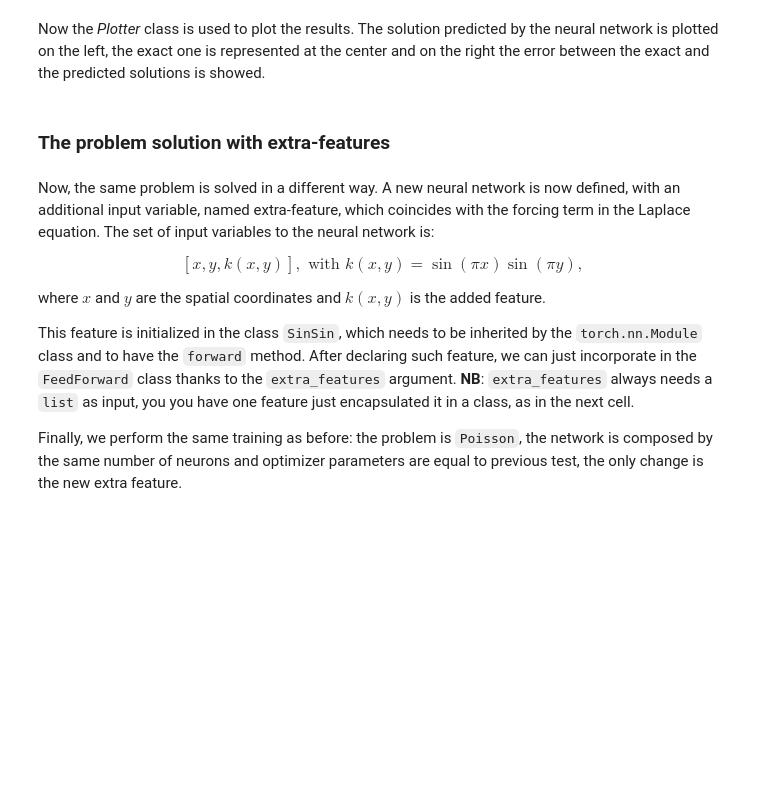
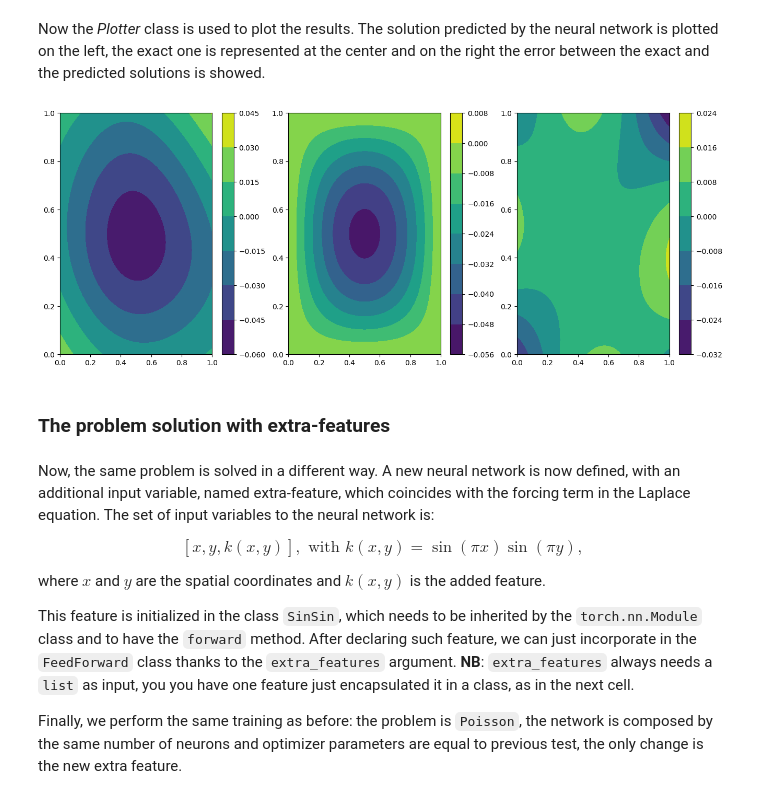
Before and after one commit to PINA-org/PINA-Tutorials, a Jupyter notebook: tutorial2/tutorial.ipynb, the cells around one changed output. Drawn from its saved outputs; the diff is of its cells as text; code cells hidden in the pictures; blank space fills up the shorter version.

```diff
--- a/tutorial2/tutorial.ipynb
+++ b/tutorial2/tutorial.ipynb
@@ -29,24 +35,20 @@ is the exact solution which will be compared with the predicted one.
 # %%
 class Poisson(SpatialProblem):
     output_variables = ['u']
-    spatial_domain = Span({'x': [0, 1], 'y': [0, 1]})
+    spatial_domain = CartesianDomain({'x': [0, 1], 'y': [0, 1]})
 
     def laplace_equation(input_, output_):
         force_term = (torch.sin(input_.extract(['x'])*torch.pi) *
                       torch.sin(input_.extract(['y'])*torch.pi))
-        nabla_u = nabla(output_, input_, components=['u'], d=['x', 'y'])
-        return nabla_u - force_term
-
-    def nil_dirichlet(input_, output_):
-        value = 0.0
-        return output_.extract(['u']) - value
+        laplacian_u = laplacian(output_, input_, components=['u'], d=['x', 'y'])
+        return laplacian_u - force_term
 
     conditions = {
-        'gamma1': Condition(location=Span({'x': [0, 1], 'y':  1}), function=nil_dirichlet),
-        'gamma2': Condition(location=Span({'x': [0, 1], 'y': 0}), function=nil_dirichlet),
-        'gamma3': Condition(location=Span({'x':  1, 'y': [0, 1]}), function=nil_dirichlet),
-        'gamma4': Condition(location=Span({'x': 0, 'y': [0, 1]}), function=nil_dirichlet),
-        'D': Condition(location=Span({'x': [0, 1], 'y': [0, 1]}), function=laplace_equation),
+        'gamma1': Condition(location=CartesianDomain({'x': [0, 1], 'y':  1}), equation=FixedValue(0.)),
+        'gamma2': Condition(location=CartesianDomain({'x': [0, 1], 'y': 0}), equation=FixedValue(0.)),
+        'gamma3': Condition(location=CartesianDomain({'x':  1, 'y': [0, 1]}), equation=FixedValue(0.)),
+        'gamma4': Condition(location=CartesianDomain({'x': 0, 'y': [0, 1]}), equation=FixedValue(0.)),
+        'D': Condition(location=CartesianDomain({'x': [0, 1], 'y': [0, 1]}), equation=Equation(laplace_equation)),
     }
 
     def poisson_sol(self, pts):
@@ -56,6 +58,12 @@ class Poisson(SpatialProblem):
         )/(2*torch.pi**2)
 
     truth_solution = poisson_sol
+
+problem = Poisson()
+
+# let's discretise the domain
+problem.discretise_domain(25, 'grid', locations=['D'])
+problem.discretise_domain(25, 'grid', locations=['gamma1', 'gamma2', 'gamma3', 'gamma4'])
 # %% [markdown]
 ### The problem solution
 # %% [markdown]
@@ -87,0 +73,13 @@ The neural network of course can be saved in a file. In such a way, we can store
+# %%
+# make model + solver + trainer
+model = FeedForward(
+    layers=[10, 10],
+    func=Softplus,
+    output_dimensions=len(problem.output_variables),
+    input_dimensions=len(problem.input_variables)
+)
+pinn = PINN(problem, model, optimizer_kwargs={'lr':0.006, 'weight_decay':1e-8})
+trainer = Trainer(pinn, max_epochs=1000, callbacks=[MetricTracker()])
+
+# train
+trainer.train()
@@ -90,7 +106,9 @@ Now the *Plotter* class is used to plot the results.
 The solution predicted by the neural network is plotted on the left, the exact one is represented at the center and on the right the error between the exact and the predicted solutions is showed.
 # %%
 plotter = Plotter()
-plotter.plot(pinn)
+plotter.plot(trainer)
+# %% [output]
+[figure, added]
 # %% [markdown]
 ### The problem solution with extra-features
 # %% [markdown]
```
Also changed, not shown: parts of 15 cells of this notebook, 11 other files.
